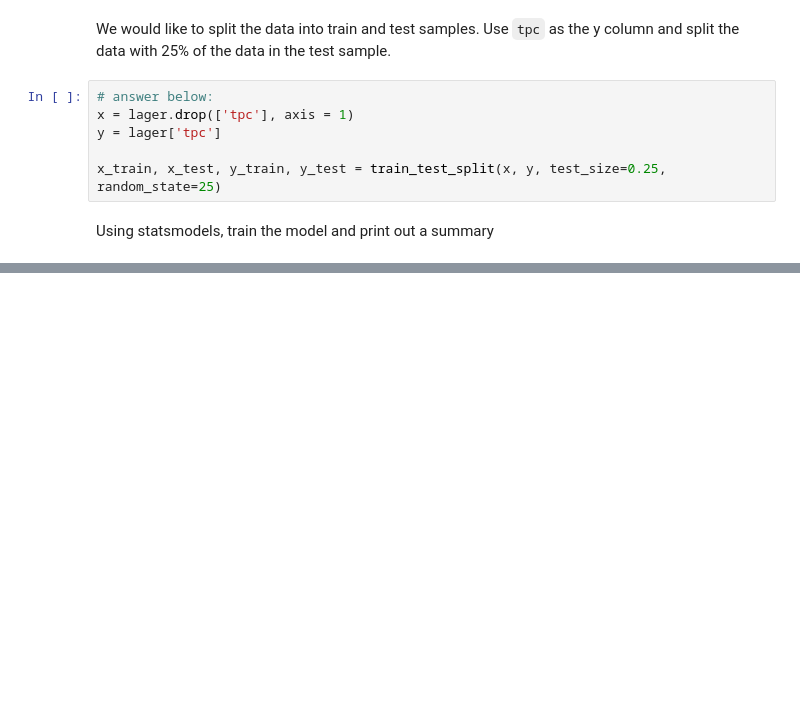
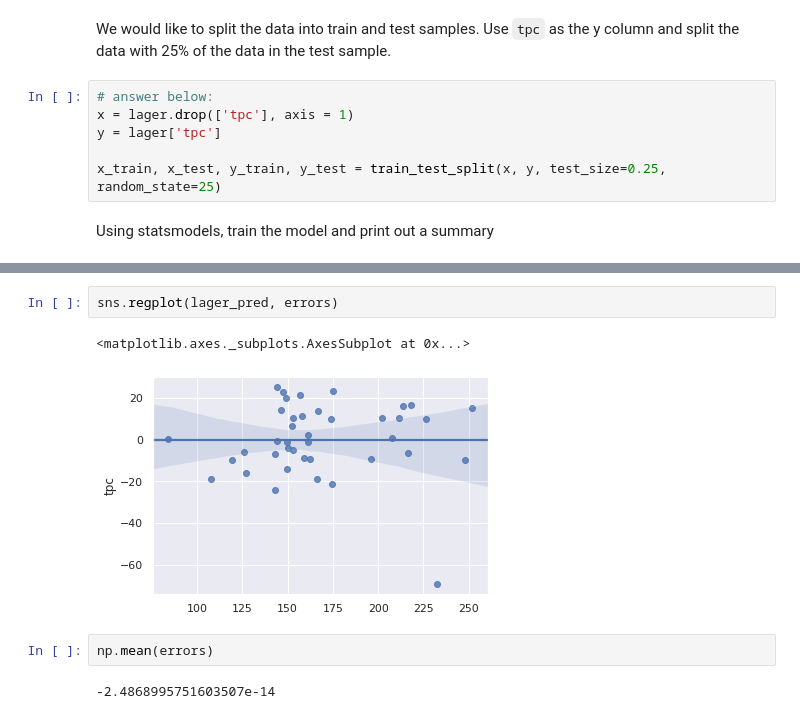
Before and after one commit to thinkful-dsi-axolotl/student_pair_work, a Jupyter notebook: Chinwe-Farooq-Riley/Day_26_Lecture_1_Assignment.ipynb, the cells around one changed output, grey strips where cells are left out. Saved outputs shown, nothing was run; the diff lists cells and outputs as text; blank space fills up the shorter version.

```diff
--- a/Chinwe-Farooq-Riley/Day_26_Lecture_1_Assignment.ipynb
+++ b/Chinwe-Farooq-Riley/Day_26_Lecture_1_Assignment.ipynb
@@ -117,0 +150,9 @@ Warnings:
+# %%
+sns.regplot(lager_pred, errors)
+# %% [output]
+<matplotlib.axes._subplots.AxesSubplot at 0x...>
+[figure, added]
+# %%
+np.mean(errors)
+# %% [output]
+-2.4868995751603507e-14
```
Also changed, not shown: parts of 20 cells of this notebook.
